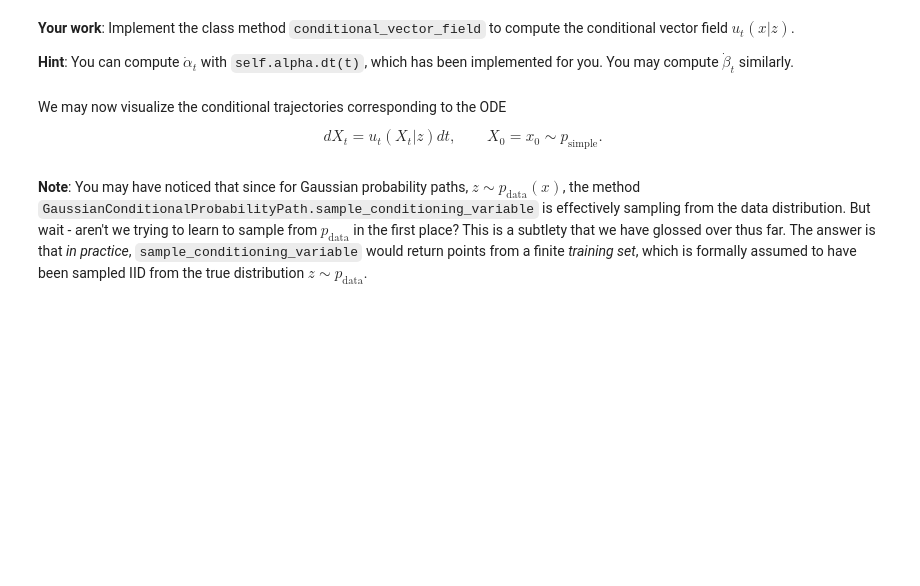
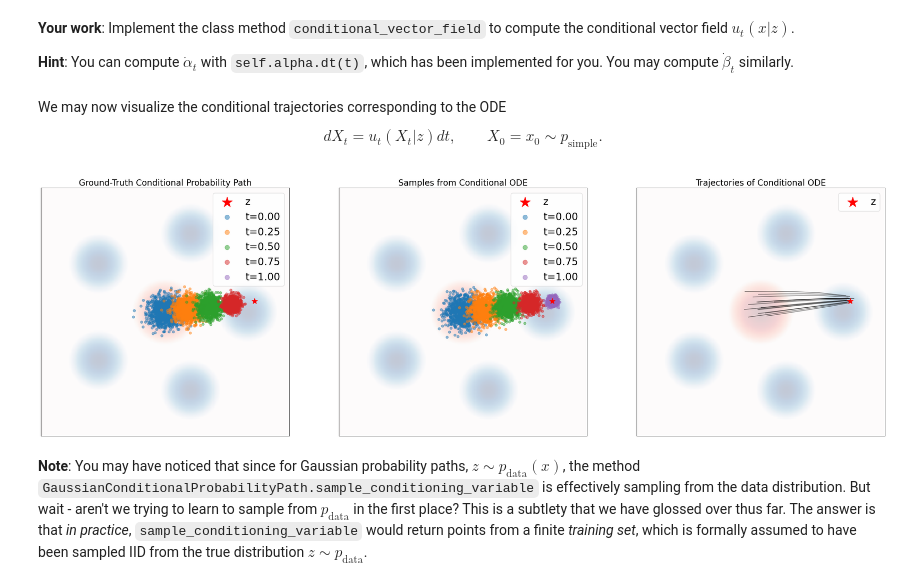
Before and after one commit to ianKa1/KNOWLEDGE, a Jupyter notebook: AI/Deep-Learning/Generative-Models/Diffusion-Models/lab_two.ipynb, the cells around one changed output. Cells and saved outputs as stored; diff of their text form; code cells hidden in the pictures; blank space fills up the shorter version.

```diff
--- a/AI/Deep-Learning/Generative-Models/Diffusion-Models/lab_two.ipynb
+++ b/AI/Deep-Learning/Generative-Models/Diffusion-Models/lab_two.ipynb
@@ -722,8 +722,8 @@ class ConditionalVectorFieldODE(ODE):
 # Change these values #
 #######################
 num_samples = 1000
-num_timesteps = 1000
-num_marginals = 3
+num_timesteps = 5
+num_marginals = 5
 
 ########################
 # Setup path and plot  #
@@ -803,33 +803,35 @@ imshow_density(density=p_data, x_bounds=x_bounds, y_bounds=y_bounds, bins=200, a
 for traj_idx in range(15):
     ax.plot(xts[traj_idx,:,0].detach().cpu(), xts[traj_idx,:,1].detach().cpu(), alpha=0.5, color='black')
 ax.legend(prop={'size': legend_size}, loc='upper right', markerscale=markerscale)
 
 
 ###################################################
 # Graph Ground-Truth Conditional Probability Path #
 ###################################################
 ax = axes[0]
 
 ax.set_xlim(*x_bounds)
 ax.set_ylim(*y_bounds)
 ax.set_xticks([])
 ax.set_yticks([])
 ax.set_title('Ground-Truth Conditional Probability Path', fontsize=20)
 ax.scatter(z[:,0].cpu(), z[:,1].cpu(), marker='*', color='red', s=200, label='z',zorder=20) # Plot z
 
 
 for plot_idx in range(xts_every_n.shape[1]):
     tt = ts_every_n[plot_idx].unsqueeze(0).expand(num_samples, 1)
     zz = z.expand(num_samples, 2)
     marginal_samples = path.sample_conditional_path(zz, tt)
     ax.scatter(marginal_samples[:,0].detach().cpu(), marginal_samples[:,1].detach().cpu(), marker='o', alpha=0.5, label=f't={tt[0,0].item():.2f}')
 
 # Plot source and target
 imshow_density(density=p_simple, x_bounds=x_bounds, y_bounds=y_bounds, bins=200, ax=ax, vmin=-10, alpha=0.25, cmap=plt.get_cmap('Reds'))
 imshow_density(density=p_data, x_bounds=x_bounds, y_bounds=y_bounds, bins=200, ax=ax, vmin=-10, alpha=0.25, cmap=plt.get_cmap('Blues'))
 ax.legend(prop={'size': legend_size}, loc='upper right', markerscale=markerscale)
 
 plt.show()
+# %% [output]
+[figure, added]
 # %% [markdown]
 **Note**: You may have noticed that since for Gaussian probability paths, $z \sim p_{\text{data}}(x)$, the method `GaussianConditionalProbabilityPath.sample_conditioning_variable` is effectively sampling from the data distribution. But wait - aren't we trying to learn to sample from $p_{\text{data}}$ in the first place? This is a subtlety that we have glossed over thus far. The answer is that *in practice*, `sample_conditioning_variable` would return points from a finite *training set*, which is formally assumed to have been sampled IID from the true distribution $z \sim p_{\text{data}}$.
 # %% [markdown]
```
Also changed, not shown: parts of 3 cells of this notebook.
